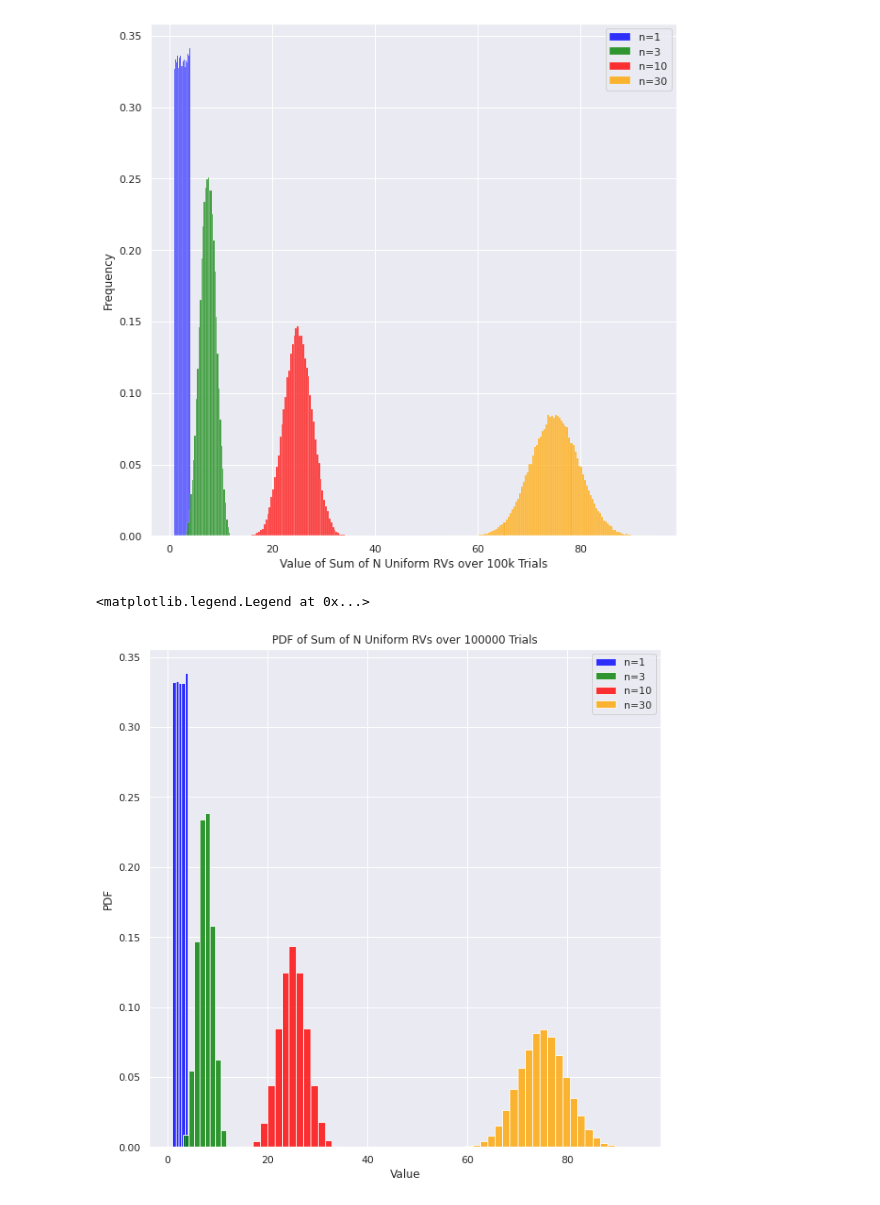
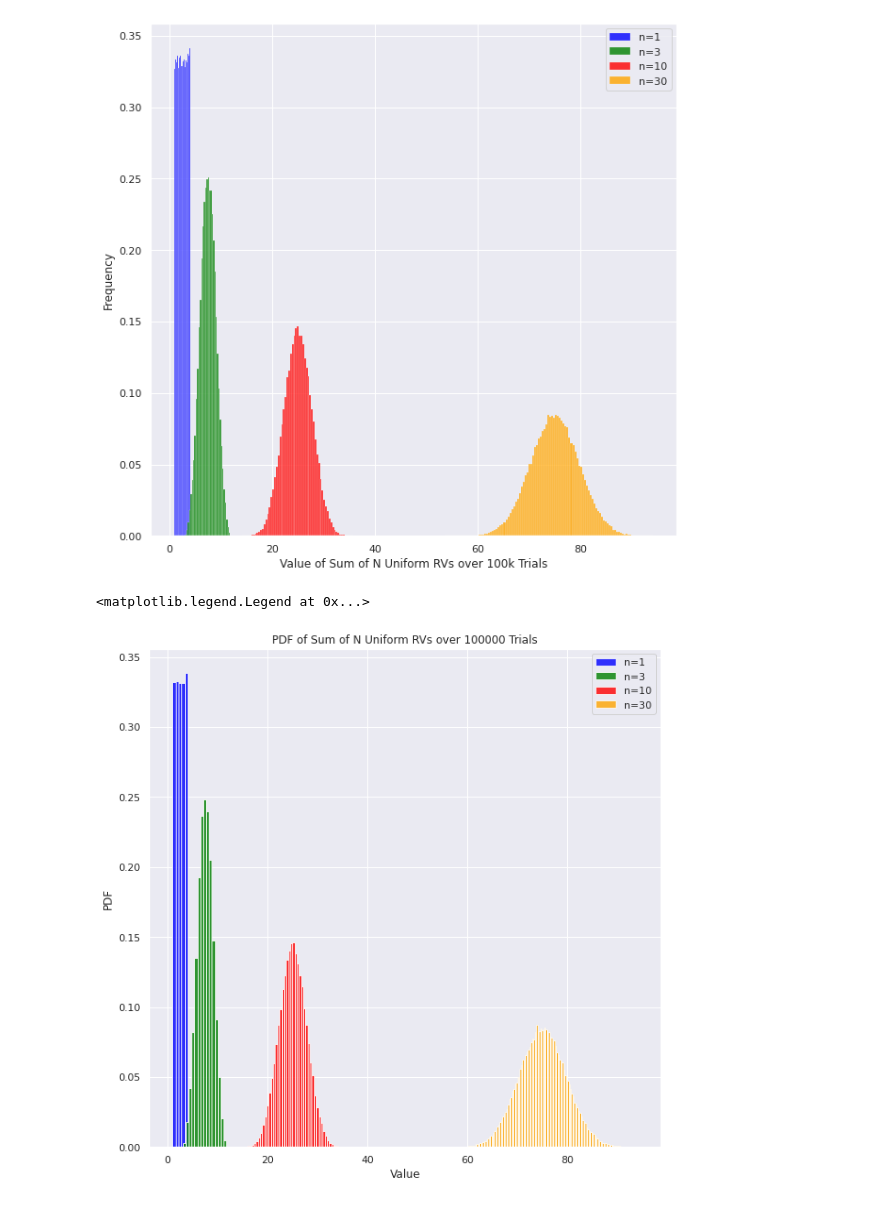
Before and after one commit to krauthammera/ee131a_finalproj, a Jupyter notebook: Problem4.ipynb, the cells around one changed output. Saved outputs shown, nothing was run; the diff lists cells and outputs as text; code cells hidden in the pictures.

```diff
--- a/Problem4.ipynb
+++ b/Problem4.ipynb
@@ -87,23 +87,23 @@ for n in n_vec:
 # %%
 #Doing the same thing using matplotlib and pandas
 df = pd.DataFrame(sums_list)
 df = df.transpose()
 df.columns = n_vec
 
 for n in n_vec:
     #hist, bin_edges = np.histogram(df[n], bins=1000, density=True)
     #plt.figure()
     nn, bins, patches = plt.hist(df[n],
-                                int(5*np.sqrt(n)), #scale the number of bins based on how close together they'll be
+                                int(5*n), #scale the number of bins based on how close together they'll be
                                 density=True,
                                 facecolor=colors[n_vec.index(n)],
                                 alpha=0.8,
                                 label="n={}".format(n))
     plt.xlabel("Value")
     plt.ylabel("PDF")
     plt.title('PDF of Sum of N Uniform RVs over {} Trials'.format(n_trials))
 
 plt.legend()
 # %% [output]
 <matplotlib.legend.Legend at 0x...>
-[figure, old version]
+[figure, new version]
```
Also changed, not shown: 2 other files.
